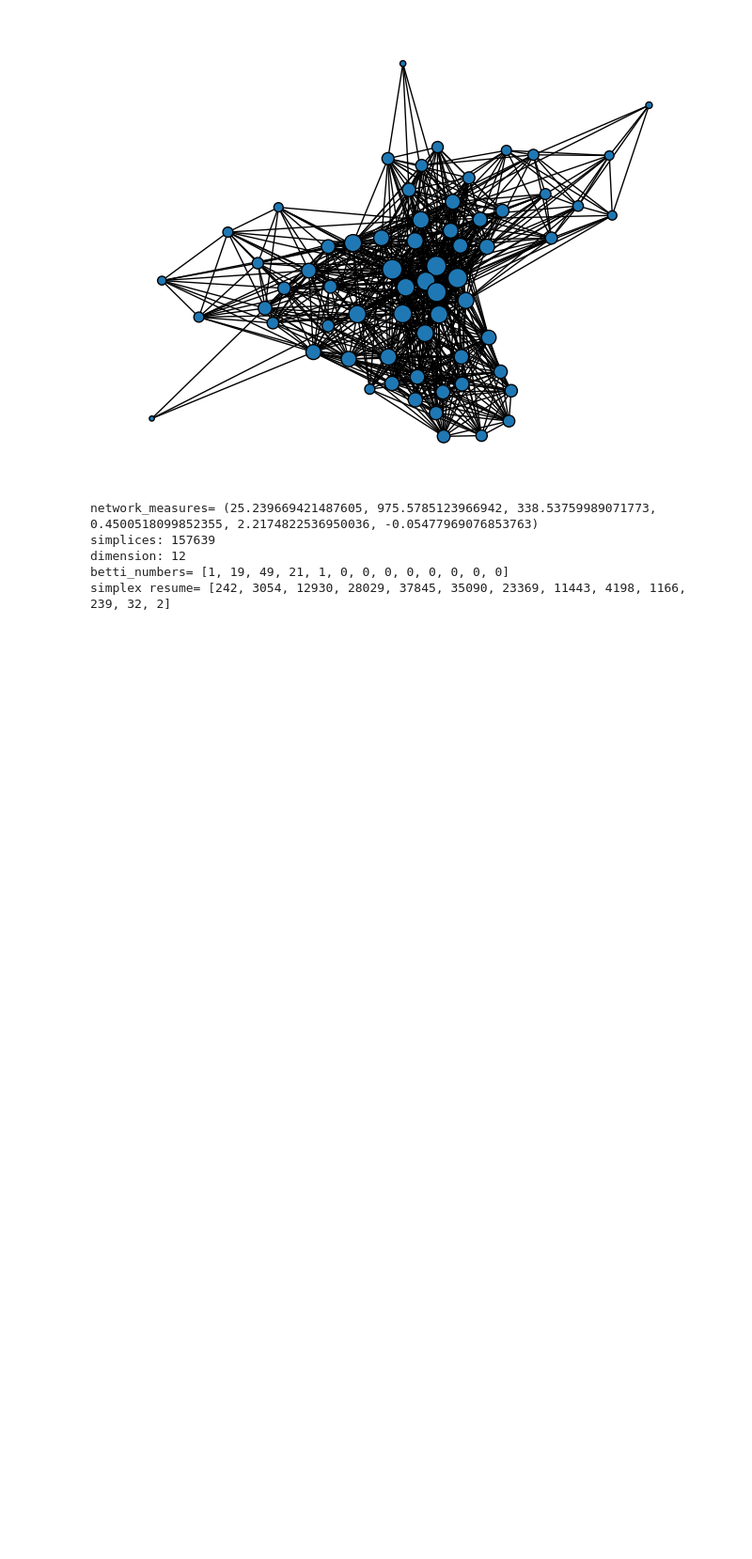
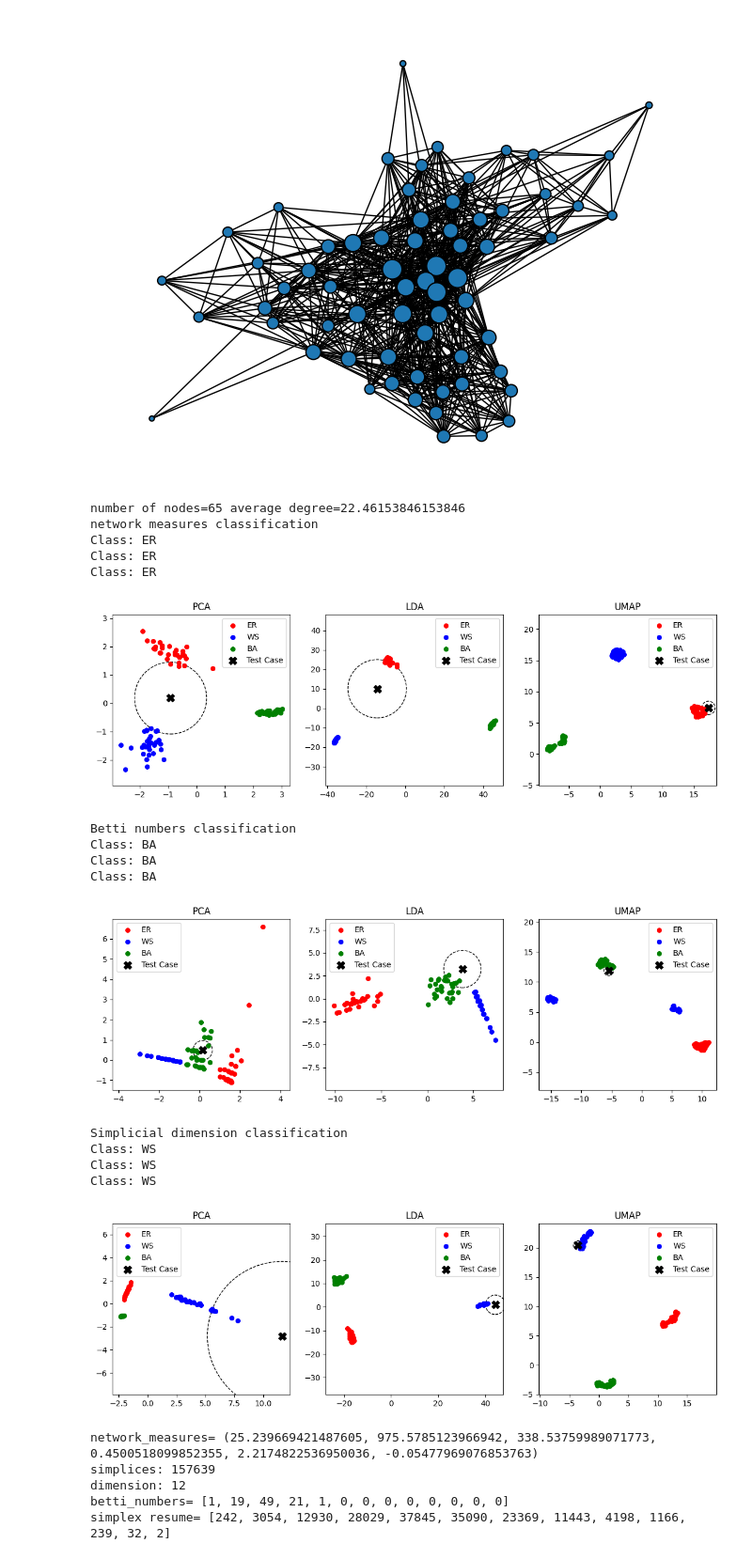
Before and after one commit to JunioCesarFerreira/ComplexNetworks, a Jupyter notebook: MyProject/complex-simplicial-network.ipynb, the cells around one changed output. Shown at 94% size. Saved outputs shown, nothing was run; the diff lists cells and outputs as text; code cells hidden in the pictures; blank space fills up the shorter version.

```diff
--- a/MyProject/complex-simplicial-network.ipynb
+++ b/MyProject/complex-simplicial-network.ipynb
@@ -1110,6 +1167,25 @@ dimension: 11
 betti_numbers= [1, 0, 0, 2, 0, 0, 0, 0, 0, 0, 0, 0]
 simplex resume= [65, 730, 3613, 10125, 18163, 22285, 19290, 11879, 5157, 1528, 283, 25]
 [figure]
+# %%
+classifier_network(G)
+# %% [output]
+number of nodes=65 average degree=22.46153846153846
+network measures classification
+Class: ER
+Class: ER
+Class: ER
+[figure, added]
+Betti numbers classification
+Class: BA
+Class: BA
+Class: BA
+[figure, added]
+Simplicial dimension classification
+Class: WS
+Class: WS
+Class: WS
+[figure, added]
 # %%
 filename = "data/bn-macaque-rhesus_brain_1.edges"
 
```
Also changed, not shown: parts of 30 cells of this notebook.
